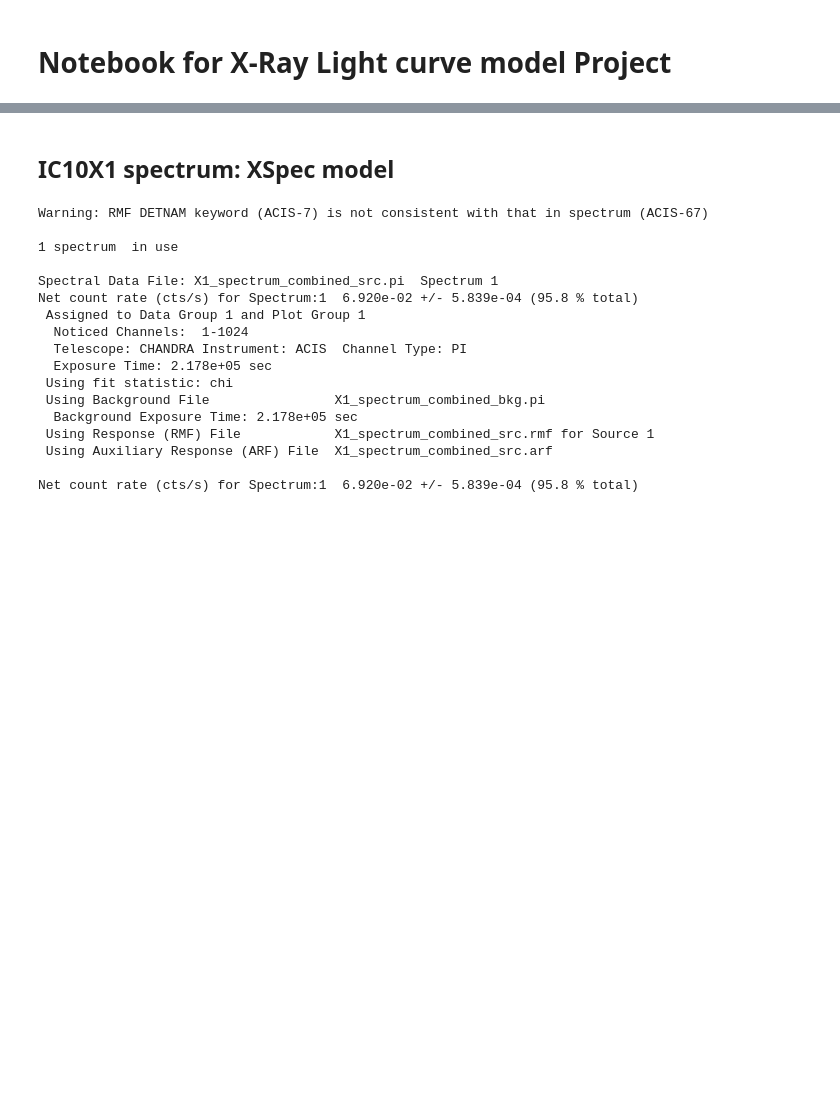
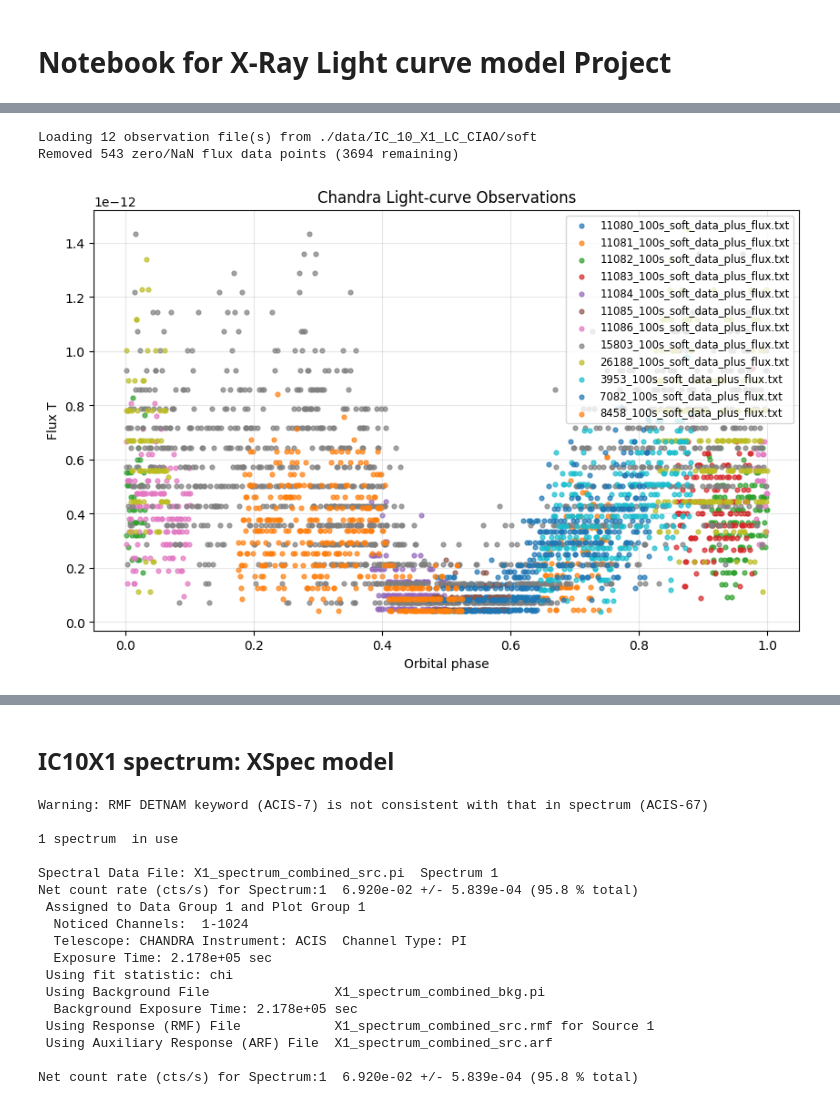
Before and after one commit to Ruchit10/XRB_LightCurve, a Jupyter notebook: xrb_model_analysis.ipynb, the cells around one changed output, grey strips where cells are left out. Drawn from its saved outputs; the diff is of its cells as text; code cells hidden in the pictures; blank space fills up the shorter version.

```diff
--- a/xrb_model_analysis.ipynb
+++ b/xrb_model_analysis.ipynb
@@ -53,0 +83,14 @@ plot_geometric_parameters("sim_flux_interpolate_phabs_soft.csv")
+# %%
+obs_column = "flux_t"
+time_column = "t_raw"
+df = load_data("./data/IC_10_X1_LC_CIAO/soft", obs_column = obs_column, time_column = time_column)
+n_before = len(df)
+df = df[(df['rate'] != 0) & (df['rate'].notna())].reset_index(drop=True)
+n_removed = n_before - len(df)
+if n_removed > 0:
+    print(f"Removed {n_removed} zero/NaN flux data points ({len(df)} remaining)")
+plot_phase(df, None, obs_column_name = obs_column)
+# %% [output]
+Loading 12 observation file(s) from ./data/IC_10_X1_LC_CIAO/soft
+Removed 543 zero/NaN flux data points (3694 remaining)
+[figure, added]
```
Also changed, not shown: parts of 13 cells of this notebook, 2 other files.
